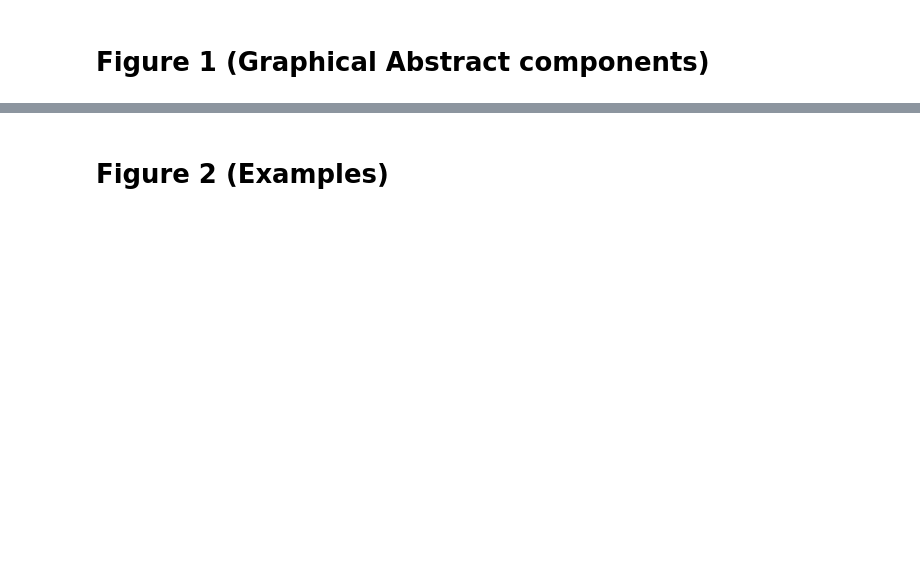
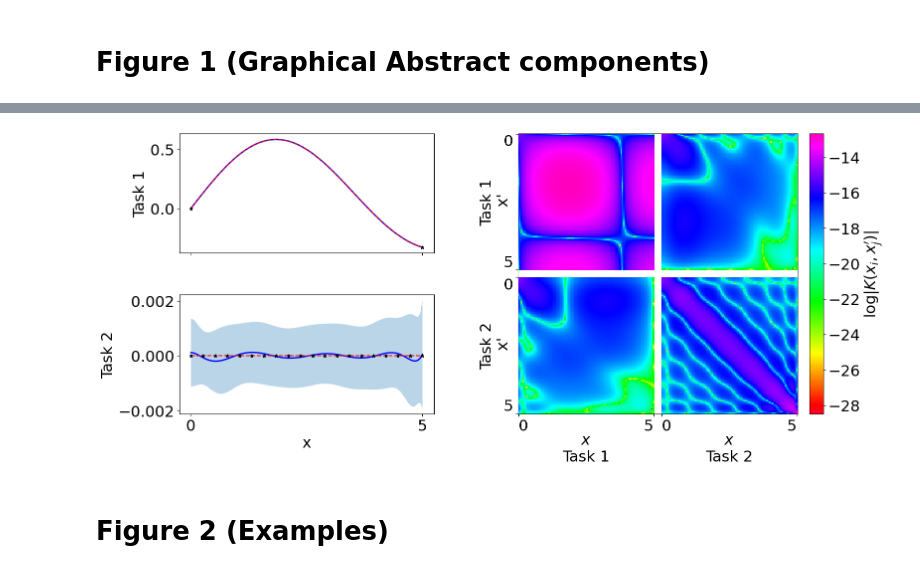
Before and after one commit to moserjo/PSD, a Jupyter notebook: make_graphs.ipynb, the cells around one changed output, grey strips where cells are left out. Cells and saved outputs as stored; diff of their text form; code cells hidden in the pictures; blank space fills up the shorter version.

```diff
--- a/make_graphs.ipynb
+++ b/make_graphs.ipynb
@@ -108,53 +145,84 @@ save(fig, os.path.join("graphs", "prior.pdf"))
 # %%
-posterior = np.load(os.path.join(results, "prior.npz"))
-plt.rcParams.update({'font.size': 22})
+FS = 22
+posterior = np.load(os.path.join(results, "posterior.npz"))
+plt.rcParams.update({'font.size': FS})
 
-fig = plt.figure(figsize=(14, 6))
-outer = gridspec.GridSpec(1, 2,width_ratios=[1, 1.1],  wspace=0.1)
-left = gridspec.GridSpecFromSubplotSpec(2, 1, subplot_spec=outer[0], hspace=0.05 )
+NTASK, NB, GAP = 2, 100, 5   # tasks, points per task, blank rows separating the blocks
 
-for i in range(2):
+fig = plt.figure(figsize=(16, 6))
+outer = gridspec.GridSpec(1, 2,width_ratios=[1, 1.2],  wspace=0.3)
+left = gridspec.GridSpecFromSubplotSpec(2, 1, subplot_spec=outer[0], hspace=0.35 )
+
+x = posterior["plot_x"]
+x0, x1 = float(x[0]), float(x[-1])
+
+for i in range(NTASK):
     ax = fig.add_subplot(left[i])
-    ax.plot(posterior["plot_x"], posterior["mean"][:,i], 'b', linewidth=2)
-    ax.fill_between(posterior["plot_x"], posterior["lower"][:,i], posterior["upper"][:,i], alpha=0.3)
-    if i < 1:
+    ax.plot(x, posterior["mean"][:,i], 'b', linewidth=2)
+    ax.fill_between(x, posterior["lower"][:,i], posterior["upper"][:,i], alpha=0.3)
+    ax.plot(x, posterior["test_y_"+str(i)], "r--")
+    ax.plot(posterior["train_x_"+str(i)], posterior["train_y_"+str(i)], "k*", markersize = 5)
+    ax.set_xticks([x0, x1])
+    ax.tick_params(labelsize=FS)
+    if i < NTASK - 1:
         ax.set_xticklabels([])
+        ax.set_ylabel("Task 1")
+    else:
+        ax.set_xlabel("x")
+        ax.set_ylabel("Task 2")
 
 axK = fig.add_subplot(outer[1])
 im = axK.imshow(
     posterior["K"],
     cmap="gist_rainbow",
     origin="upper",
     interpolation="none",
-    aspect = "auto")
+    aspect = "auto",
+)#vmin = -38, vmax = -18)
 
 axK.tick_params(
     axis='both',
     which='both',
-    bottom=False,
+    bottom=True,
     top=False,
-    left=False,
+    left=True,
     right=False,
-    labelbottom = False,
-    labelleft = False)
+    labelbottom = True,
+    labelleft = True,
+    labelsize = FS)
+
+# The blank separator rows keep this image in pixel coordinates, so the ticks are
+# placed by hand: task i covers pixels i*(NB+GAP) .. +(NB-1), over which x runs
+# from x0 to x1. The two labels on either side of a block boundary are aligned
+# towards their own block so they do not sit on top of each other.
+ticks = [i * (NB + GAP) + j * (NB - 1) for i in range(NTASK) for j in (0, 1)]
+axK.set_xticks(ticks)
+axK.set_yticks(ticks)
+for j, lab in enumerate(axK.set_xticklabels(["%g" % x0, "%g" % x1] * NTASK)):
+    lab.set_ha("left" if j % 2 == 0 else "right")
+for j, lab in enumerate(axK.set_yticklabels(["%g" % x0, "%g" % x1] * NTASK)):
+    lab.set_va("top" if j % 2 == 0 else "bottom")
 
 # task labels
-for i in range(2):
-    center = i * (105) + 100 / 2
-    size = 2 * 100 + (2 - 1) * 5
-    axK.text(center, size + 3.4* 5,
-             f"Task {i+1}",
-             ha="center", va="bottom")
-    axK.text(-5 * 0.8, center,
-             f"Task {i+1}",
-             ha="right", va="center",
-             rotation=90)
+for i in range(NTASK):
+    center = i * (NB + GAP) + (NB - 1) / 2
+    axK.annotate("$x$\nTask %d" % (i + 1),
+                 xy=(center, 0.), xycoords=("data", "axes fraction"),
+                 xytext=(0, -1.25 * FS), textcoords="offset points",
+                 ha="center", va="top", ma="center", fontsize=FS)
+    axK.annotate("Task %d\n x'" % (i + 1),
+                 xy=(0, center), xycoords=("axes fraction", "data"),
+                 xytext=(-1.5 * FS, 0), textcoords="offset points",
+                 ha="center", va="center", ma="center", rotation=90, fontsize=FS)
 
-cbar = fig.colorbar(im, ax=axK, fraction=0.046, pad=0.04)
-cbar.set_label(r"$\log |K|$")
-fig.subplots_adjust(wspace=0.1, right=0.8)
+fig.subplots_adjust(left=0.05, right=0.86, top=0.97, bottom=0.03)
+cbar = fig.colorbar(im, ax=axK, fraction=0.046, pad=0.04, )
+cbar.set_label(r"$\log |K(x_i, x_j')|$", fontsize=FS)
+cbar.ax.tick_params(labelsize=FS)
 
 save(fig, os.path.join("graphs", "posterior.pdf"))
+# %% [output]
+[figure, added]
 # %%
 MM = 1.0 / 25.4
 DOUBLE = 183 * MM
```
Also changed, not shown: parts of 7 cells of this notebook, 15 other files.
